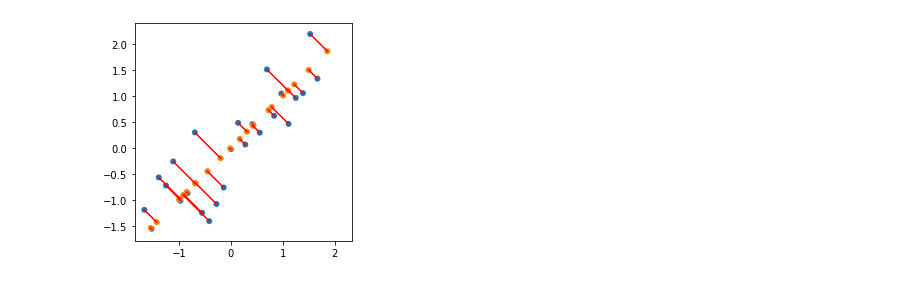
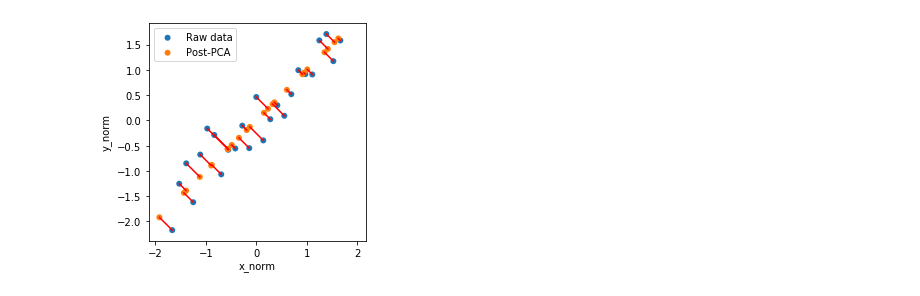
Before and after one commit to szjunma/ML-Algorithm-with-Python, a Jupyter notebook: PCA/PCA.ipynb, the cells around one changed output. Cells and saved outputs as stored; diff of their text form; code cells hidden in the pictures.

```diff
--- a/PCA/PCA.ipynb
+++ b/PCA/PCA.ipynb
@@ -27,11 +26,10 @@ def feature_normaliza(X):
     return np.apply_along_axis(get_norm, 0, X), mu, sigma
 
 def drawline(p1, p2):
-    sns.lineplot(np.array([p1[0],p2[0]]),np.array([p1[1],p2[1]]), color = 'r')
+    sns.lineplot([p1[0],p2[0]], [p1[1],p2[1]], color = 'r')
 
 def projectData(X_norm, U, K):
     Z = np.zeros((X_norm.shape[0], K))
-
     U_reduce = U[:, 0:K]
     Z = np.dot(X_norm, U_reduce)
     return Z
@@ -39,17 +37,19 @@ def projectData(X_norm, U, K):
 def recoverData(Z, U, K):
     X_rec = np.zeros((Z.shape[0], U.shape[0]))
     U_recude = U[:, 0:K]
-    X_rec = np.dot(Z,np.transpose(U_recude))
+    X_rec = np.dot(Z, U_recude.T)
     return X_rec
 # %%
 X_norm, mu, sigma = feature_normaliza(X)
 # %%
 m = X.shape[0]
-Sig = np.dot(np.transpose(X_norm),X_norm)/m
+Sig = np.dot(X_norm.T,X_norm)/m
 U,S,V = np.linalg.svd(Sig)
 
-sns.scatterplot(x = X[:, 0], y = X[:, 1], edgecolor = "none")
-drawline(mu, mu+S[0]*(U[:,0]))
-
+sns.scatterplot(x = X_norm[:, 0], y = X_norm[:, 1], edgecolor = "none")
+drawline((0, 0), S[0]*U[:,0])
+plt.ylabel('y_norm')
+plt.xlabel('x_norm')
+plt.axis('square')
 plt.show()
 # %% [output]
@@ -57,16 +57,18 @@ plt.show()
 # %%
 K = 1
-Z = projectData(X_norm,U,K)
-
-X_rec = recoverData(Z,U,K)
+Z = projectData(X_norm, U, K)
+X_rec = recoverData(Z, U, K)
 
 sns.scatterplot(x = X_norm[:, 0], y = X_norm[:, 1], edgecolor = "none")
 sns.scatterplot(x = X_rec[:, 0], y = X_rec[:, 1], edgecolor = "none")
+plt.legend(['Raw data', 'Post-PCA'])
 
 for i in range(X_norm.shape[0]):
     drawline(X_norm[i,:], X_rec[i,:])
 
+plt.ylabel('y_norm')
+plt.xlabel('x_norm')
 plt.axis('square')
 plt.show()
 # %% [output]
-[figure, old version]
+[figure, new version]
```
Also changed, not shown: parts of 4 cells of this notebook.
